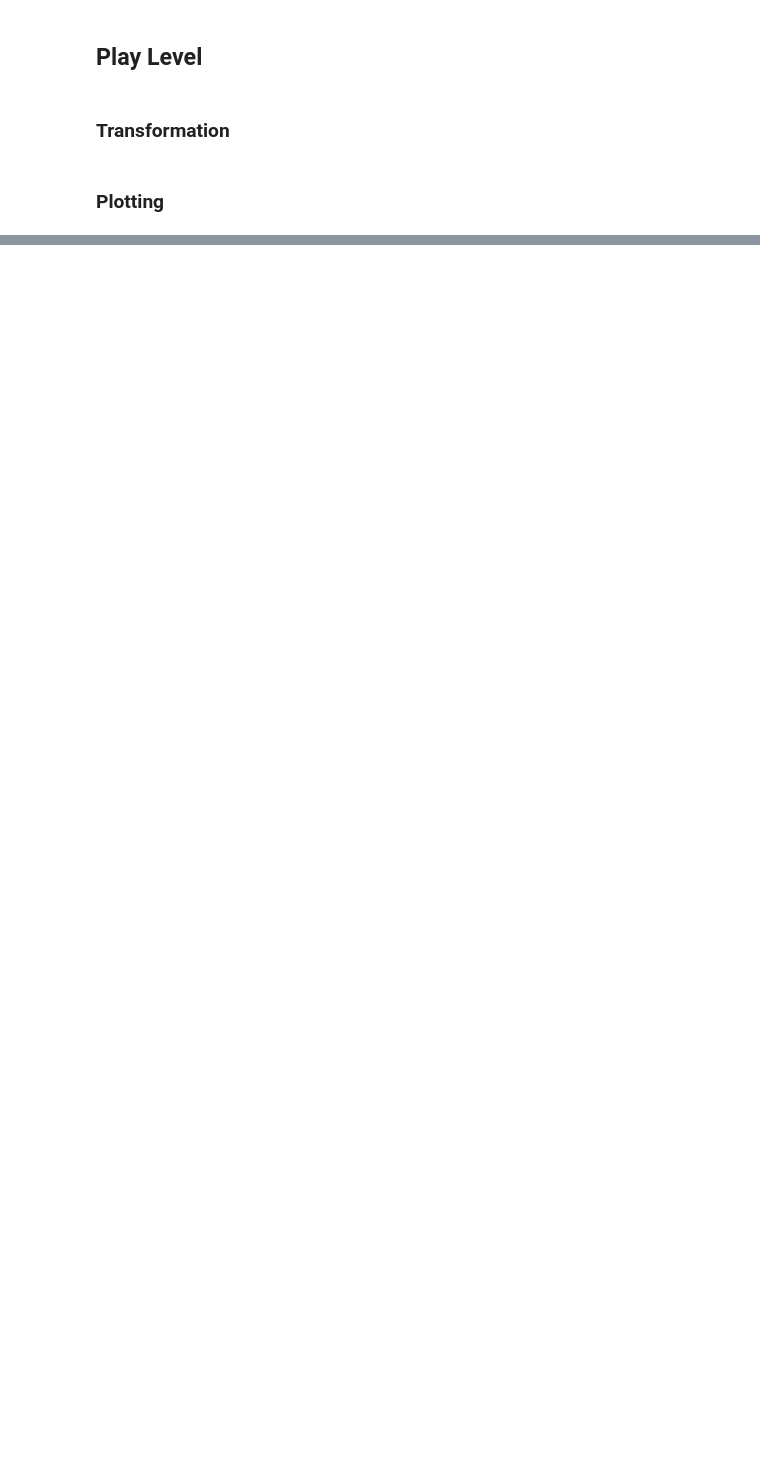
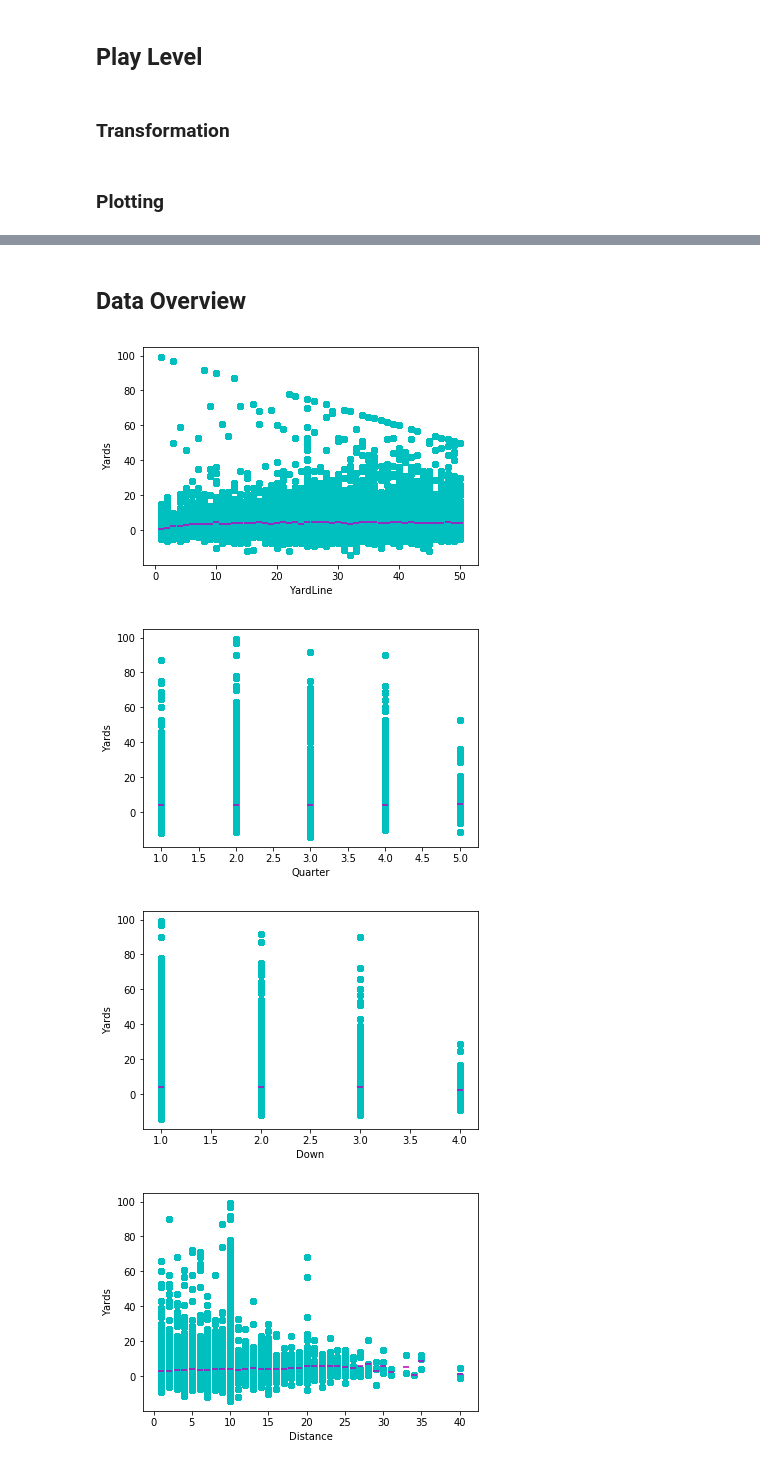
Before and after one commit to crhanlon/nfl_big_data_bowl, a Jupyter notebook: scripts/exploratory_data_analysis.ipynb, the cells around one changed output, grey strips where cells are left out. Cells and saved outputs as stored; diff of their text form; code cells hidden in the pictures; blank space fills up the shorter version.

Commit message:
Plotted initial discrete values against Yards

```diff
--- a/scripts/exploratory_data_analysis.ipynb
+++ b/scripts/exploratory_data_analysis.ipynb
@@ -9,3 +11,6 @@ import random
+# %%
+# Excluding wind speed due to input error
+DISCRETE_PREDICTORS = ['YardLine', 'Quarter', 'Down', 'Distance', 'HomeScoreBeforePlay', 'VisitorScoreBeforePlay', 'DefendersInTheBox', 'PlayerWeight', 'Week', 'Temperature', 'Humidity']
 # %% [markdown]
 ### Data Reading
 # %%
@@ -179 +197,31 @@ for p_id in play_id_list:
 ... (38 outputs left out)
+# %% [markdown]
+## Data Overview
+# %%
+for p in DISCRETE_PREDICTORS:
+    fig = plt.figure()
+    # Isolate the values
+    x_vals = total_df[p]
+    y_vals = total_df['Yards']
+    plt.scatter(x_vals, y_vals, c='c')
+
+    mean_x = []
+    mean_y = []
+    for x_val in x_vals.unique():
+        mask = x_vals == x_val
+        reduced_y = y_vals[mask]
+        mean_x.append(x_val)
+        mean_y.append(np.mean(reduced_y))
+
+    plt.scatter(mean_x, mean_y, c='m', marker='_')
+
+
+    # Add labels
+    plt.xlabel(p)
+    plt.ylabel('Yards')
+    plt.show()
+# %% [output]
+[figure, added]
+[figure, added]
+[figure, added]
+[figure, added]
```
Also changed, not shown: parts of 7 cells of this notebook.
